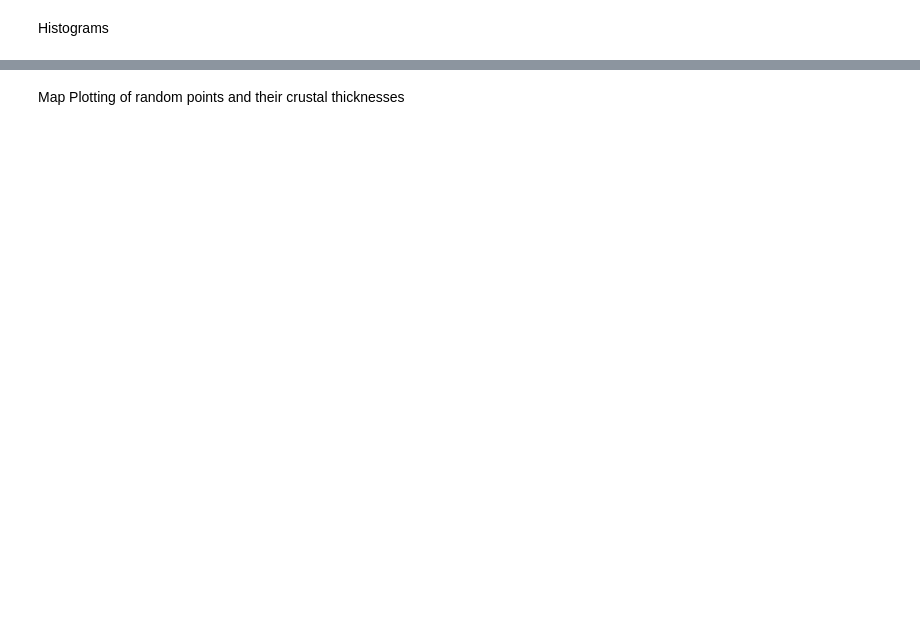
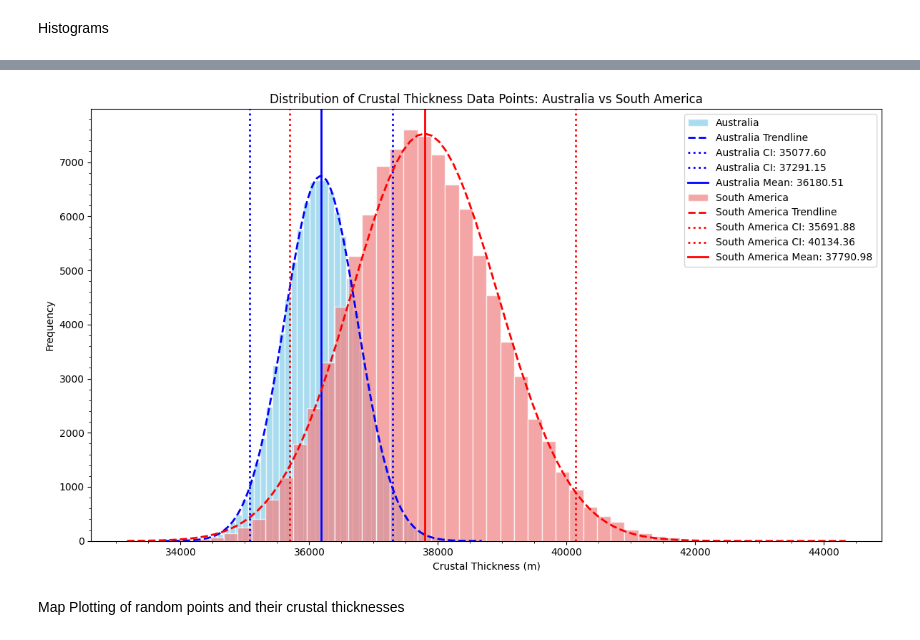
Before and after one commit to Clover130/Seismic-Babes-Group-Project-1, a Jupyter notebook: EMSC2010_Group_Project_1_Seismic_Babes.ipynb, the cells around one changed output, grey strips where cells are left out. Saved outputs shown, nothing was run; the diff lists cells and outputs as text; code cells hidden in the pictures; blank space fills up the shorter version.

```diff
--- a/EMSC2010_Group_Project_1_Seismic_Babes.ipynb
+++ b/EMSC2010_Group_Project_1_Seismic_Babes.ipynb
@@ -289,5 +387,5 @@ X = np.array([41650,35805,41730,39536,36919,36826,37092,38840,40287,31435,44002,
 # %%
-A = np.random.choice(X, size=(len(X),1000), replace=True)
+A = np.random.choice(X, size=(len(X),100000), replace=True)
 print(np.shape(A))
 
 ## A represents a random selection from the data (with replacement)
@@ -314,5 +460,5 @@ Y = np.array([34322,35293,35039,39410,35067,35280,35828,55091,32356,36503,35437,
 # %%
-S = np.random.choice(Y, size=(len(Y),1000), replace=True)
+S = np.random.choice(Y, size=(len(Y),100000), replace=True)
 print(np.shape(S))
 
 ## S represents a random selection from the data (with replacement)
@@ -328,6 +474,9 @@ print(np.shape(barS))
 # %%
 CI_S = np.percentile(barS,[2.5,97.5])
+Mean_S=np.mean(barS)
+
 print(CI_S)
+print(Mean_S)
 
 ## Computing confidence interval for South American crustal thickness
 # %% [output]
@@ -408,3 +497,72 @@ ax.legend()
+# %%
+#AI Statment
+
+#We used Gemini in-built assistant to assist in taking the current code and
+#effectively plot the two distributions against one another. Additionally, it
+#assisted with adding appropriate lines to show mean,CI and the trendline
+
+
+fig, ax = plt.subplots(figsize=(12, 7))
+
+# Plot histogram for Australia (barA)
+n_A, bins_A, patches_A = ax.hist(
+    barA,
+    bins=52,
+    alpha=0.7,
+    label='Australia',
+    color='skyblue',
+    edgecolor='white'
+)
+
+# Calculate and plot trendline for Australia
+mu_A = np.mean(barA)
+std_A = np.std(barA)
+x_A = np.linspace(barA.min(), barA.max(), 100)
+p_A = np.exp(-0.5 * ((x_A - mu_A) / std_A) ** 2) / (std_A * np.sqrt(2 * np.pi))
+p_scaled_A = p_A * len(barA) * (bins_A[1] - bins_A[0])
+ax.plot(x_A, p_scaled_A, color='blue', linewidth=2, linestyle='--', label='Australia Trendline')
+
+# Plot confidence interval for Australia
+ax.axvline(CI_A[0], color='blue', linestyle=':', linewidth=2, label=f'Australia CI: {CI_A[0]:.2f}')
+ax.axvline(CI_A[1], color='blue', linestyle=':', linewidth=2, label=f'Australia CI: {CI_A[1]:.2f}')
+# Plot mean for Australia
+ax.axvline(Mean_A, color='blue', linestyle='-', linewidth=2, label=f'Australia Mean: {Mean_A:.2f}')
+
+# Plot histogram for South America (barS)
+n_S, bins_S, patches_S = ax.hist(
+    barS,
+    bins=52,
+    alpha=0.7,
+    label='South America',
+    color='lightcoral',
+    edgecolor='white'
+)
+
+# Calculate and plot trendline for South America
+mu_S = np.mean(barS)
+std_S = np.std(barS)
+x_S = np.linspace(barS.min(), barS.max(), 100)
+p_S = np.exp(-0.5 * ((x_S - mu_S) / std_S) ** 2) / (std_S * np.sqrt(2 * np.pi))
+p_scaled_S = p_S * len(barS) * (bins_S[1] - bins_S[0])
+ax.plot(x_S, p_scaled_S, color='red', linewidth=2, linestyle='--', label='South America Trendline')
+
+# Plot confidence interval for South America
+ax.axvline(CI_S[0], color='red', linestyle=':', linewidth=2, label=f'South America CI: {CI_S[0]:.2f}')
+ax.axvline(CI_S[1], color='red', linestyle=':', linewidth=2, label=f'South America CI: {CI_S[1]:.2f}')
+# Plot mean for South America
+ax.axvline(Mean_S, color='red', linestyle='-', linewidth=2, label=f'South America Mean: {Mean_S:.2f}')
+
+# Formating histogram
+ax.minorticks_on()
+ax.set_xlabel('Crustal Thickness (m)')
+ax.set_ylabel('Frequency')
+ax.set_title('Distribution of Crustal Thickness Data Points: Australia vs South America')
+ax.legend()
+
+plt.tight_layout()
+plt.show()
+# %% [output]
+[figure, added]
 # %% [markdown]
 Map Plotting of random points and their crustal thicknesses
 # %%
```
Also changed, not shown: parts of 42 cells of this notebook.
